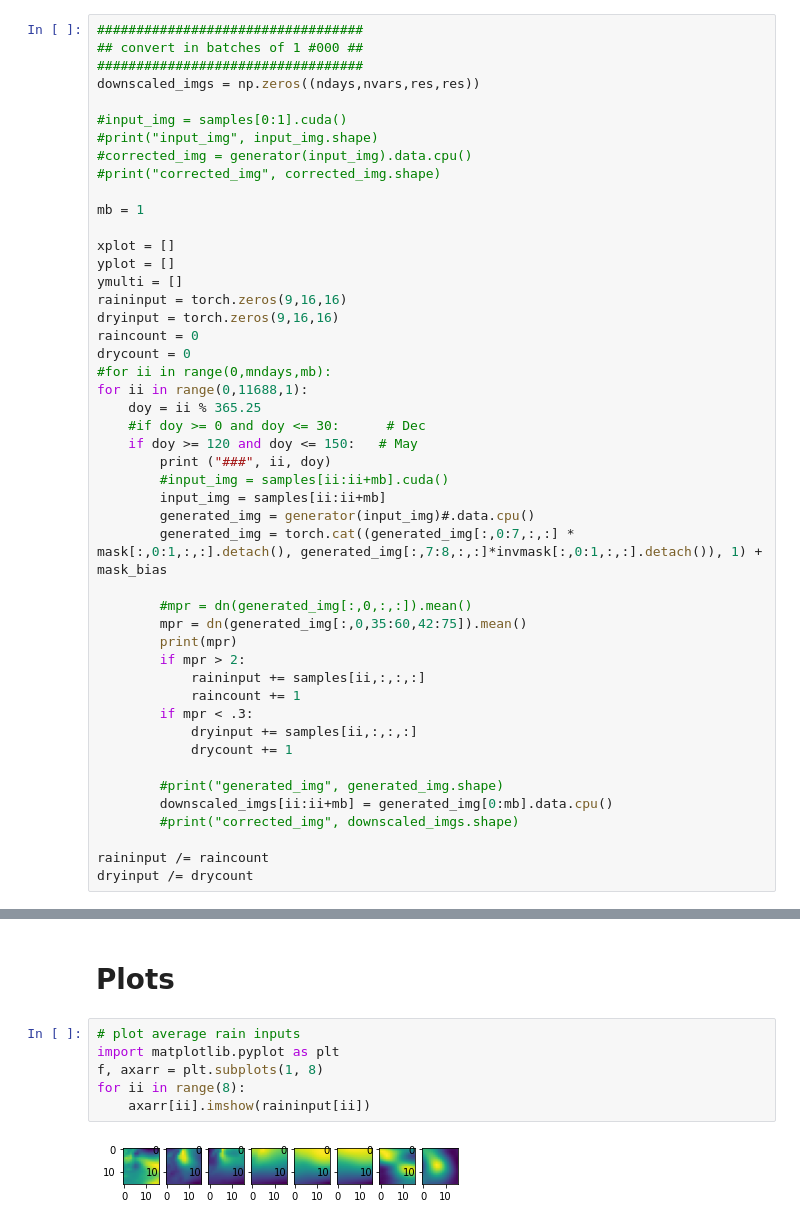
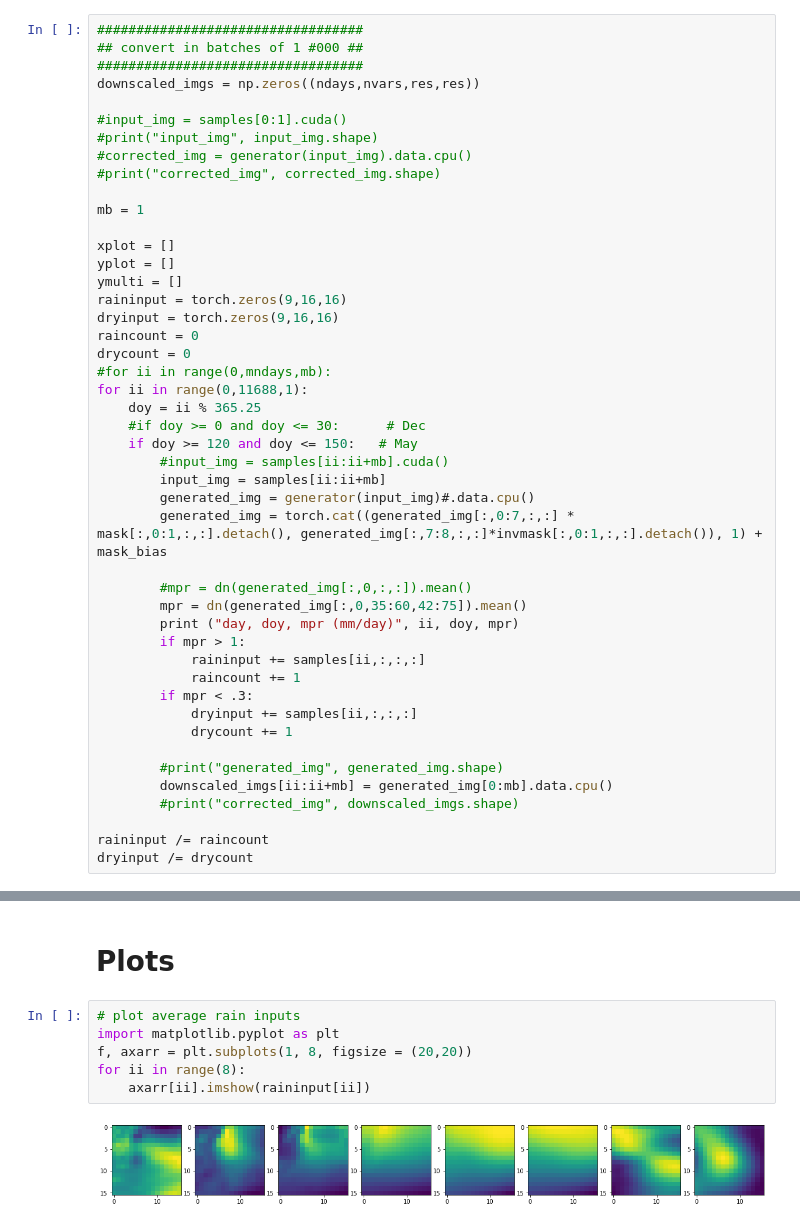
Before and after one commit to NCAR/ml-sm-dk-hf, a Jupyter notebook: notebooks/rain-activations-eraionmpi-with-doy-cuda.ipynb, the cells around one changed output, grey strips where cells are left out. Drawn from its saved outputs; the diff is of its cells as text.

Commit message:
added description, made graphs larger

```diff
--- a/notebooks/rain-activations-eraionmpi-with-doy-cuda.ipynb
+++ b/notebooks/rain-activations-eraionmpi-with-doy-cuda.ipynb
@@ -390,7 +400,6 @@ for ii in range(0,11688,1):
     doy = ii % 365.25
     #if doy >= 0 and doy <= 30:      # Dec
     if doy >= 120 and doy <= 150:   # May
-        print ("###", ii, doy)
         #input_img = samples[ii:ii+mb].cuda()
         input_img = samples[ii:ii+mb]
         generated_img = generator(input_img)#.data.cpu()
@@ -398,8 +407,8 @@ for ii in range(0,11688,1):
 
         #mpr = dn(generated_img[:,0,:,:]).mean()
         mpr = dn(generated_img[:,0,35:60,42:75]).mean()
-        print(mpr)
-        if mpr > 2:
+        print ("day, doy, mpr (mm/day)", ii, doy, mpr)
+        if mpr > 1:
             raininput += samples[ii,:,:,:]
             raincount += 1
         if mpr < .3:
@@ -435,11 +444,11 @@ tensor(0.0223, grad_fn=<MeanBackward0>)
 # %%
 # plot average rain inputs
 import matplotlib.pyplot as plt
-f, axarr = plt.subplots(1, 8)
+f, axarr = plt.subplots(1, 8, figsize = (20,20))
 for ii in range(8):
     axarr[ii].imshow(raininput[ii])
 # %% [output]
-[figure, old version]
+[figure, new version]
 # %%
 # plot average dry inputs
 import matplotlib.pyplot as plt
```
Also changed, not shown: parts of 6 cells of this notebook.
